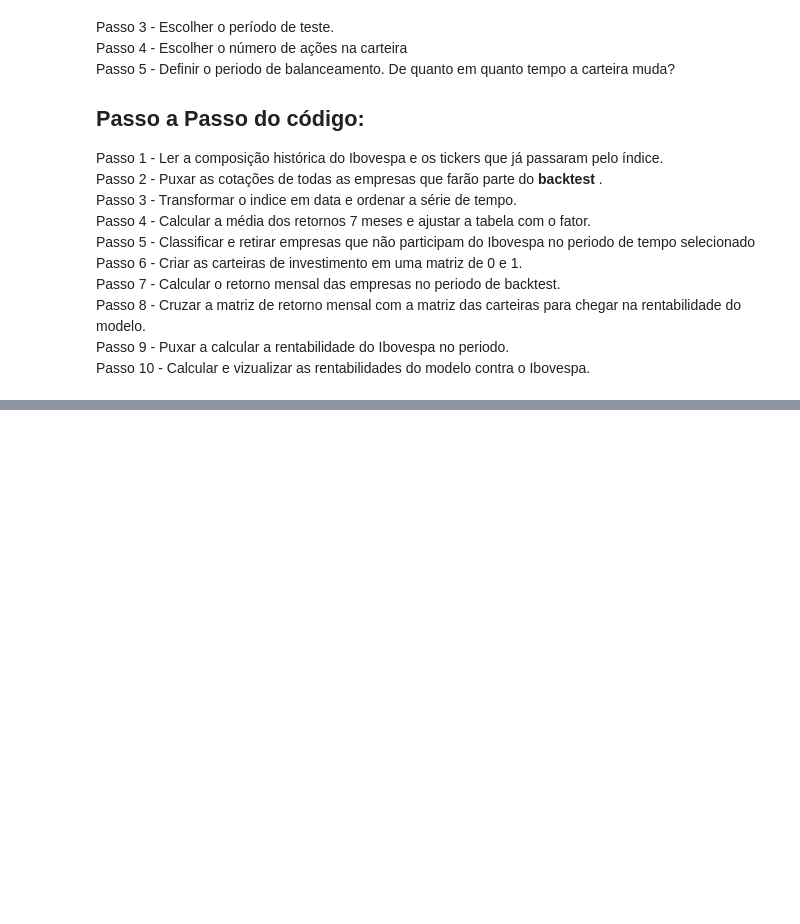
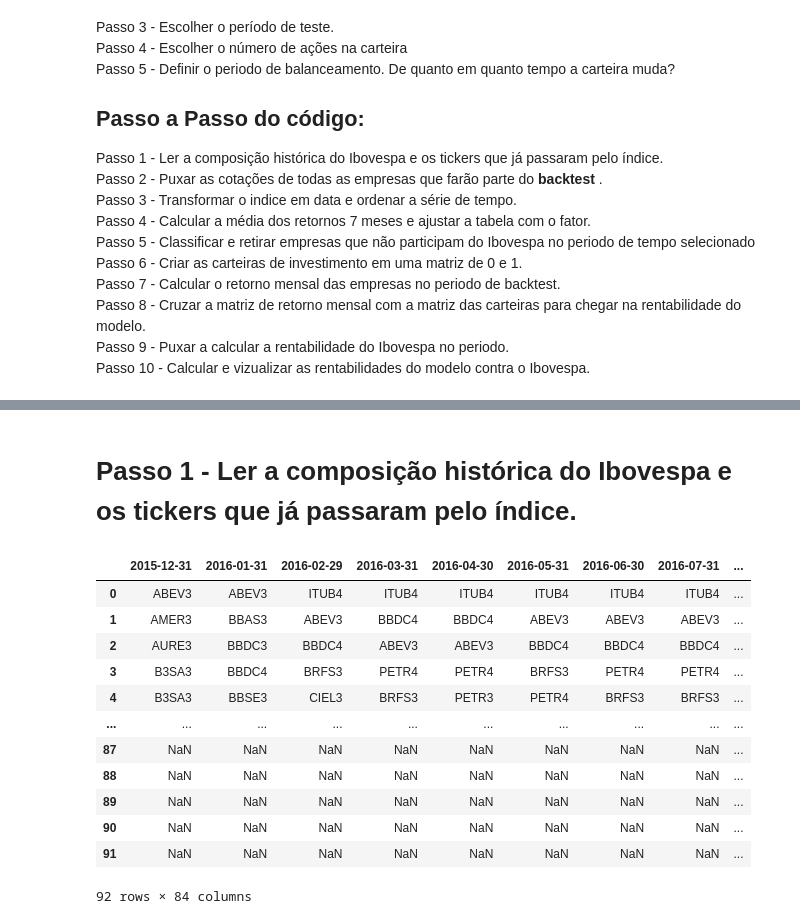
Before and after one commit to ClaudioFritzen/BootCampVaros, a Jupyter notebook: 03-Factor Investing.ipynb, the cells around one changed output, grey strips where cells are left out. Saved outputs shown, nothing was run; the diff lists cells and outputs as text; code cells hidden in the pictures; blank space fills up the shorter version.

```diff
--- a/03-Factor Investing.ipynb
+++ b/03-Factor Investing.ipynb
@@ -25,0 +52,19 @@ Passo 10 - Calcular e vizualizar as rentabilidades do modelo contra o Ibovespa.
+# %% [markdown]
+# Passo 1 - Ler a composição histórica do Ibovespa e os tickers que já passaram pelo índice.
+# %%
+comp_historica = pd.read_excel('composicao_ibov.xlsx')
+comp_historica
+# %% [output]
+|  | 2015-12-31 | 2016-01-31 | 2016-02-29 | 2016-03-31 | 2016-04-30 | 2016-05-31 | 2016-06-30 | 2016-07-31 | ... |
+| 0 | ABEV3 | ABEV3 | ITUB4 | ITUB4 | ITUB4 | ITUB4 | ITUB4 | ITUB4 | ... |
+| 1 | AMER3 | BBAS3 | ABEV3 | BBDC4 | BBDC4 | ABEV3 | ABEV3 | ABEV3 | ... |
+| 2 | AURE3 | BBDC3 | BBDC4 | ABEV3 | ABEV3 | BBDC4 | BBDC4 | BBDC4 | ... |
+| 3 | B3SA3 | BBDC4 | BRFS3 | PETR4 | PETR4 | BRFS3 | PETR4 | PETR4 | ... |
+| 4 | B3SA3 | BBSE3 | CIEL3 | BRFS3 | PETR3 | PETR4 | BRFS3 | BRFS3 | ... |
+| ... | ... | ... | ... | ... | ... | ... | ... | ... | ... |
+| 87 | NaN | NaN | NaN | NaN | NaN | NaN | NaN | NaN | ... |
+| 88 | NaN | NaN | NaN | NaN | NaN | NaN | NaN | NaN | ... |
+| 89 | NaN | NaN | NaN | NaN | NaN | NaN | NaN | NaN | ... |
+| 90 | NaN | NaN | NaN | NaN | NaN | NaN | NaN | NaN | ... |
+| 91 | NaN | NaN | NaN | NaN | NaN | NaN | NaN | NaN | ... |
+92 rows × 84 columns
```
Also changed, not shown: parts of 12 cells of this notebook, 1 other file.
